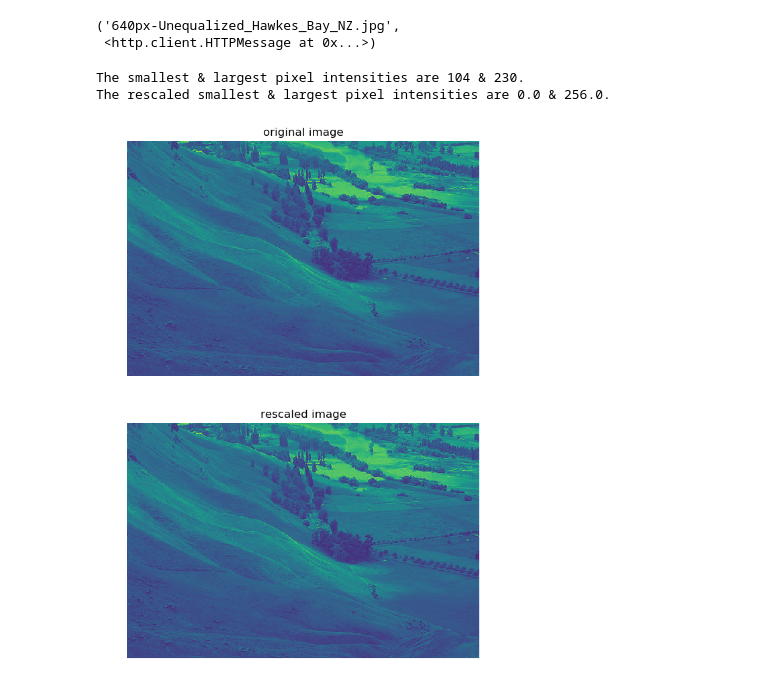
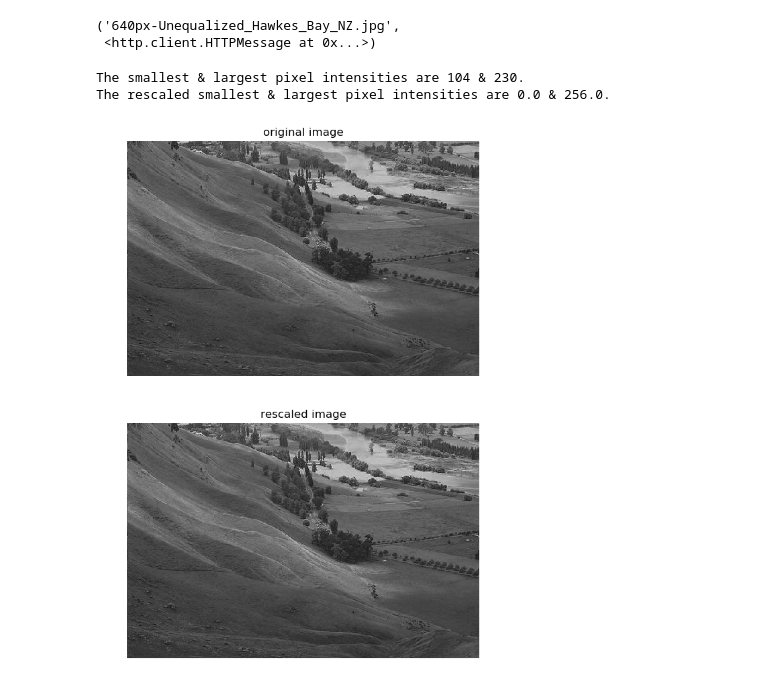
Before and after one commit to bosulliv/datacamp_python, a Jupyter notebook: data_viz/intro_to_data_viz/ch2.ipynb, the cells around one changed output. Cells and saved outputs as stored; diff of their text form; code cells hidden in the pictures.

Commit message:
tweak: make last exercise gray scale

```diff
--- a/data_viz/intro_to_data_viz/ch2.ipynb
+++ b/data_viz/intro_to_data_viz/ch2.ipynb
@@ -259,30 +259,30 @@ urlretrieve(url, file)
 # %%
 # Load the image into an array: image
 image = plt.imread('640px-Unequalized_Hawkes_Bay_NZ.jpg')
 
 # Extract minimum and maximum values from the image: pmin, pmax
 pmin, pmax = image.min(), image.max()
 print("The smallest & largest pixel intensities are %d & %d." % (pmin, pmax))
 
 # Rescale the pixels: rescaled_image
 rescaled_image = 256*(image - pmin) / (pmax - pmin)
 print("The rescaled smallest & largest pixel intensities are %.1f & %.1f." %
       (rescaled_image.min(), rescaled_image.max()))
 
 # Display the original image in the top subplot
 plt.subplot(2,1,1)
 plt.title('original image')
 plt.axis('off')
-plt.imshow(image)
+plt.imshow(image, cmap='gray')
 
 # Display the rescaled image in the bottom subplot
 plt.subplot(2,1,2)
 plt.title('rescaled image')
 plt.axis('off')
-plt.imshow(rescaled_image)
+plt.imshow(rescaled_image, cmap='gray')
 
 plt.show()
 # %% [output]
 The smallest & largest pixel intensities are 104 & 230.
 The rescaled smallest & largest pixel intensities are 0.0 & 256.0.
-[figure, old version]
+[figure, new version]
```
